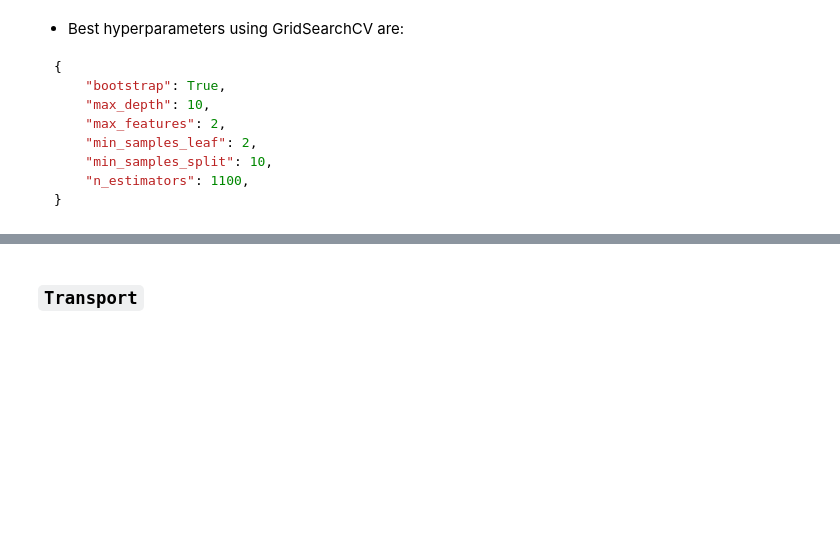
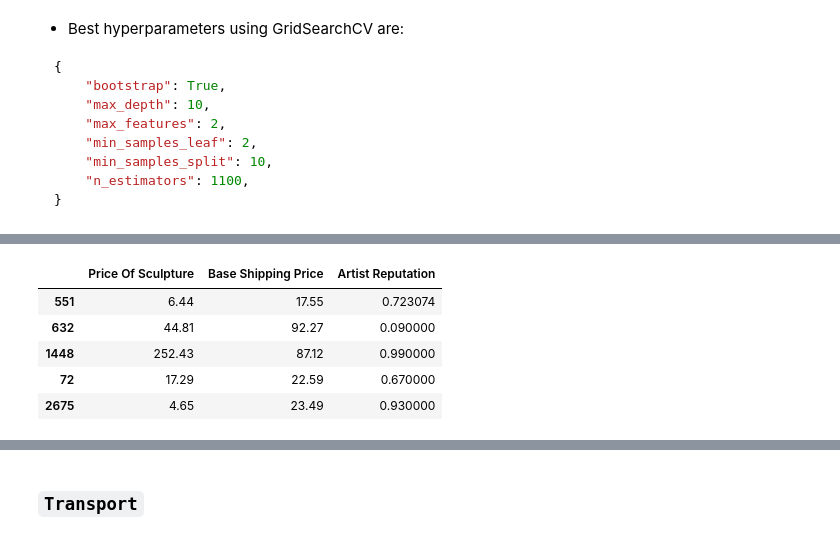
Before and after one commit to jacob5412/HackerEarth-Exhibit-Art, a Jupyter notebook: EDA-2.ipynb, the cells around one changed output, grey strips where cells are left out. Cells and saved outputs as stored; diff of their text form; code cells hidden in the pictures; blank space fills up the shorter version.

```diff
--- a/EDA-2.ipynb
+++ b/EDA-2.ipynb
@@ -421,0 +438,9 @@ train_df[["Price Of Sculpture", "Base Shipping Price", "Artist Reputation"]].hea
+# %%
+test_df[["Price Of Sculpture", "Base Shipping Price", "Artist Reputation"]].sample(5)
+# %% [output]
+|  | Price Of Sculpture | Base Shipping Price | Artist Reputation |
+| 551 | 6.44 | 17.55 | 0.723074 |
+| 632 | 44.81 | 92.27 | 0.090000 |
+| 1448 | 252.43 | 87.12 | 0.990000 |
+| 72 | 17.29 | 22.59 | 0.670000 |
+| 2675 | 4.65 | 23.49 | 0.930000 |
```
Also changed, not shown: parts of 19 cells of this notebook, 2 other files.
